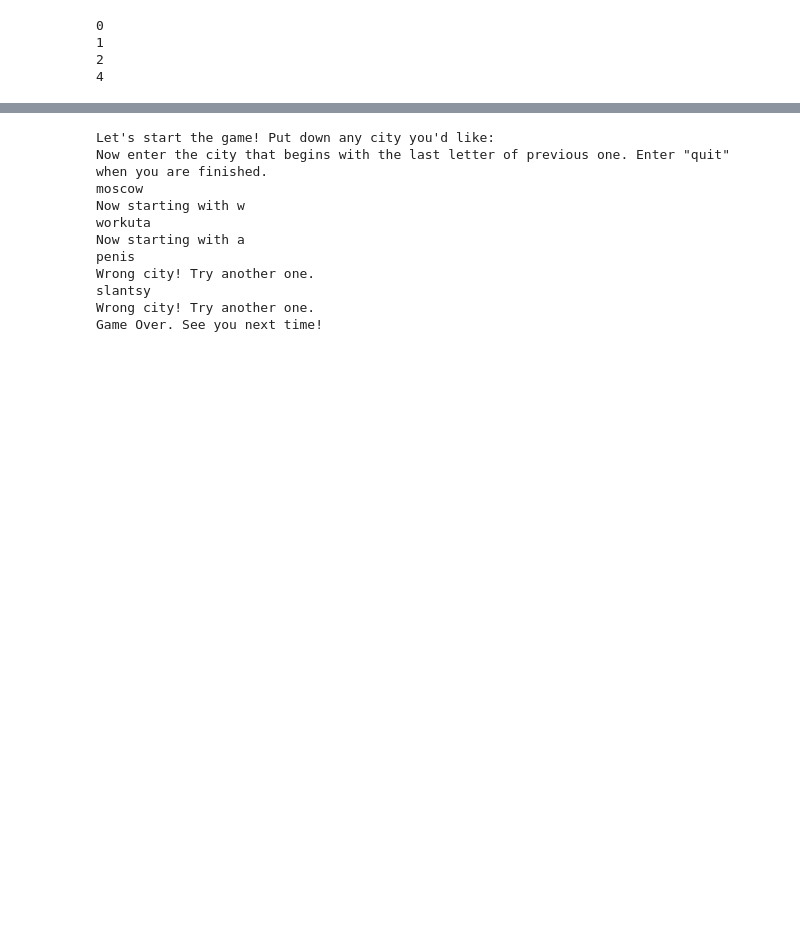
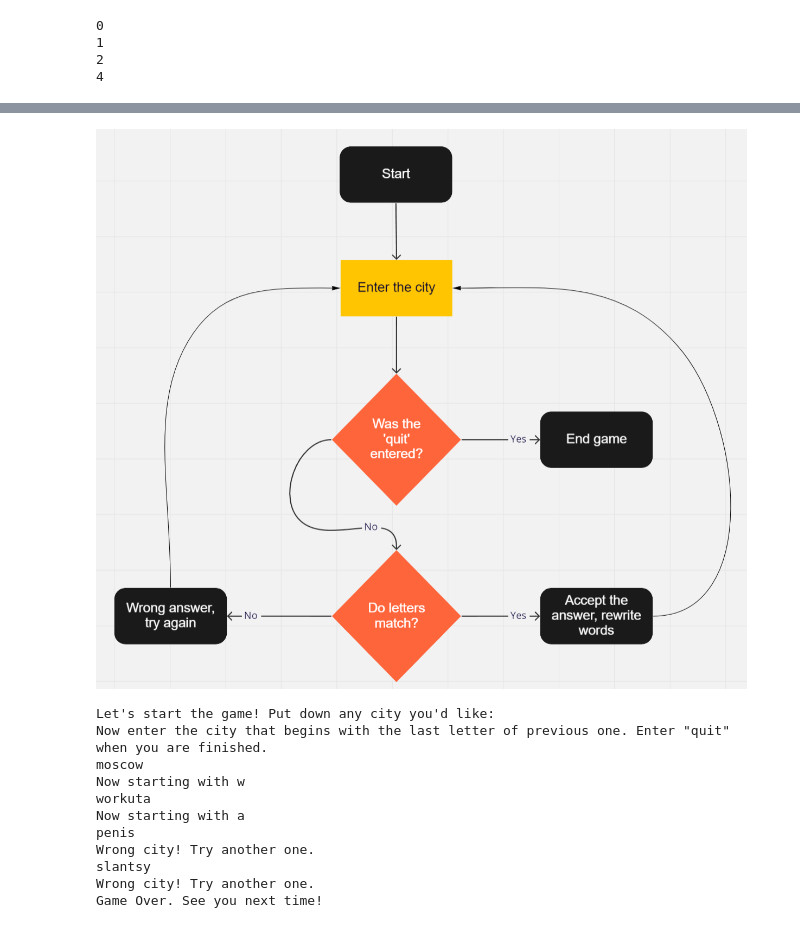
Before and after one commit to alexpoov/Py4SC, a Jupyter notebook: politics.ipynb, the cells around one changed output, grey strips where cells are left out. Saved outputs shown, nothing was run; the diff lists cells and outputs as text; code cells hidden in the pictures; blank space fills up the shorter version.

```diff
--- a/politics.ipynb
+++ b/politics.ipynb
@@ -415,3 +418,8 @@ Write a code to a city-chain game (города). it should take inputs from use
+# %%
+# img load for private github repo
+display(Image(filename='img/cities.png', embed=True))
+# %% [output]
+[figure, added]
 # %%
 # ex. a City-chain game
 
```
Also changed, not shown: parts of 6 cells of this notebook.
